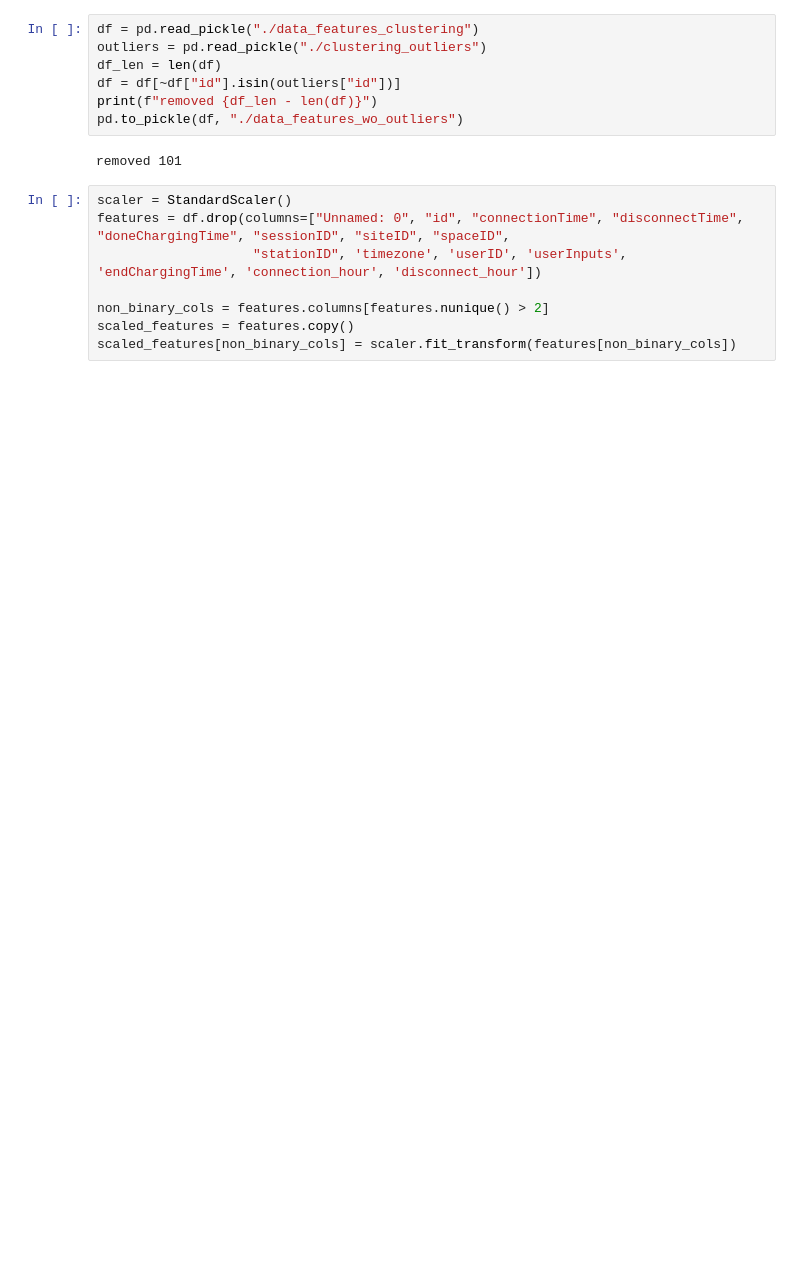
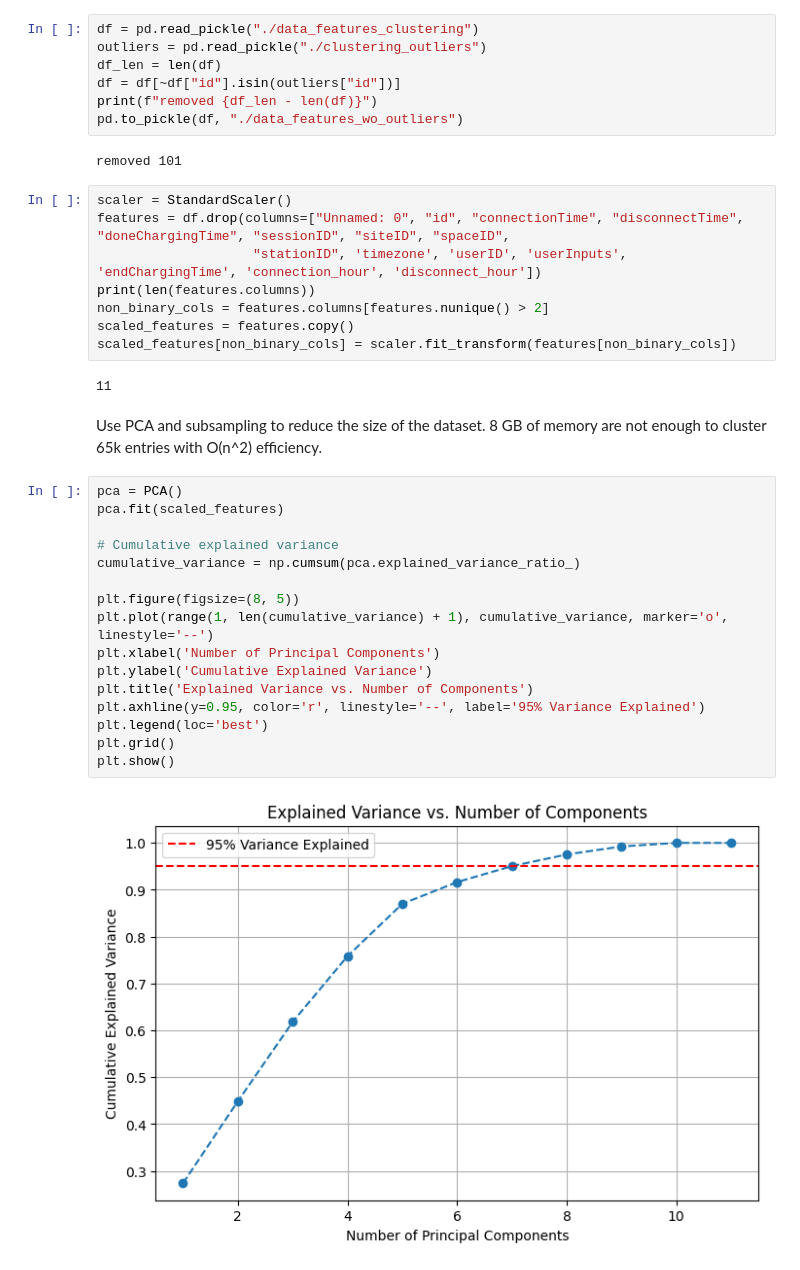
Before and after one commit to nsterz/AA_2024-group-3, a Jupyter notebook: clustering/hierarchical.ipynb, the cells around one changed output. Cells and saved outputs as stored; diff of their text form; blank space fills up the shorter version.

Commit message:
subsampling

```diff
--- a/clustering/hierarchical.ipynb
+++ b/clustering/hierarchical.ipynb
@@ -17,7 +19,29 @@ removed 101
 scaler = StandardScaler()
 features = df.drop(columns=["Unnamed: 0", "id", "connectionTime", "disconnectTime", "doneChargingTime", "sessionID", "siteID", "spaceID",
                     "stationID", 'timezone', 'userID', 'userInputs', 'endChargingTime', 'connection_hour', 'disconnect_hour'])
-
+print(len(features.columns))
 non_binary_cols = features.columns[features.nunique() > 2]
 scaled_features = features.copy()
 scaled_features[non_binary_cols] = scaler.fit_transform(features[non_binary_cols])
+# %% [output]
+11
+# %% [markdown]
+Use PCA and subsampling to reduce the size of the dataset. 8 GB of memory are not enough to cluster 65k entries with O(n^2) efficiency.
+# %%
+pca = PCA()
+pca.fit(scaled_features)
+
+# Cumulative explained variance
+cumulative_variance = np.cumsum(pca.explained_variance_ratio_)
+
+plt.figure(figsize=(8, 5))
+plt.plot(range(1, len(cumulative_variance) + 1), cumulative_variance, marker='o', linestyle='--')
+plt.xlabel('Number of Principal Components')
+plt.ylabel('Cumulative Explained Variance')
+plt.title('Explained Variance vs. Number of Components')
+plt.axhline(y=0.95, color='r', linestyle='--', label='95% Variance Explained')
+plt.legend(loc='best')
+plt.grid()
+plt.show()
+# %% [output]
+[figure, added]
```
Also changed, not shown: parts of 4 cells of this notebook.
